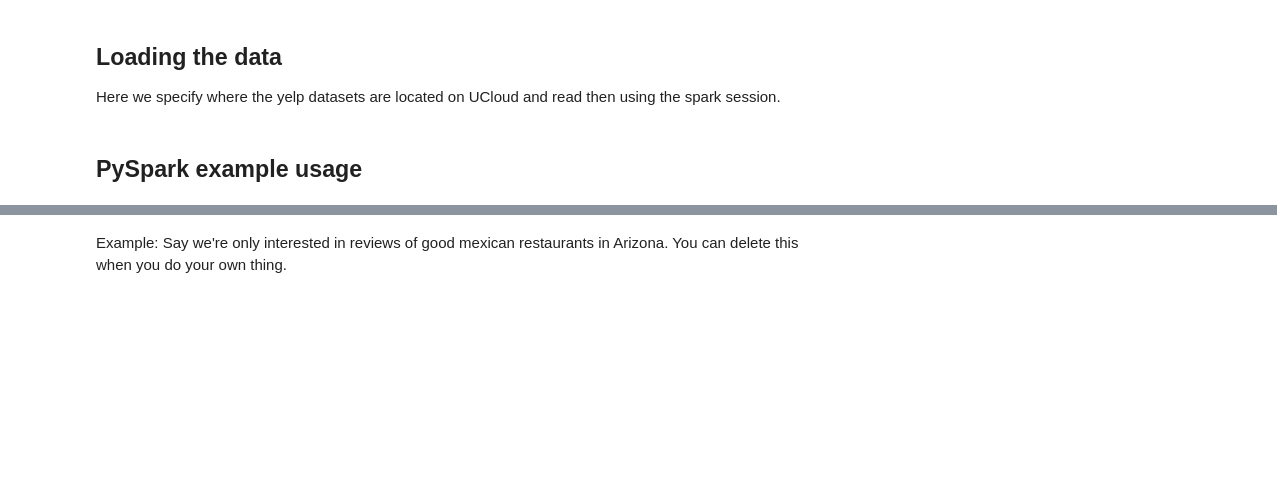
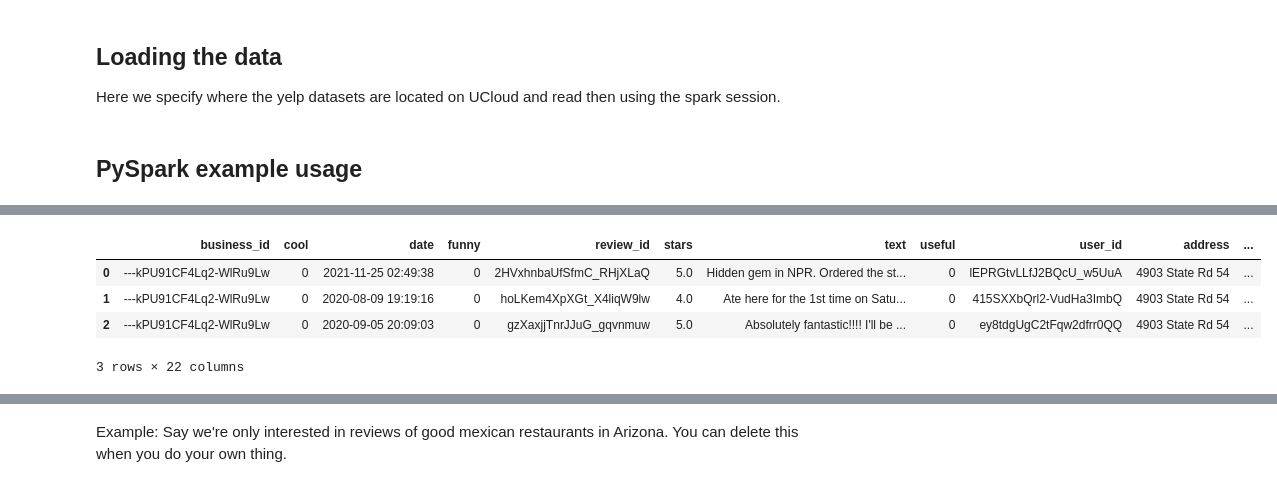
Before and after one commit to const5craciun/spark_tests, a Jupyter notebook: spark_queries_template.ipynb, the cells around one changed output, grey strips where cells are left out. Saved outputs shown, nothing was run; the diff lists cells and outputs as text; code cells hidden in the pictures; blank space fills up the shorter version.

```diff
--- a/spark_queries_template.ipynb
+++ b/spark_queries_template.ipynb
@@ -165,0 +241,3 @@ reviews.count()
+# %%
+buss_review = reviews.join(business, on = "business_id", how='inner')
+buss_review.show(3)
@@ -165,0 +253,8 @@ reviews.count()
+# %%
+buss_review.limit(3).toPandas()
+# %% [output]
+|  | business_id | cool | date | funny | review_id | stars | text | useful | user_id | address | ... |
+| 0 | ---kPU91CF4Lq2-WlRu9Lw | 0 | 2021-11-25 02:49:38 | 0 | 2HVxhnbaUfSfmC_RHjXLaQ | 5.0 | Hidden gem in NPR. Ordered the st... | 0 | lEPRGtvLLfJ2BQcU_w5UuA | 4903 State Rd 54 | ... |
+| 1 | ---kPU91CF4Lq2-WlRu9Lw | 0 | 2020-08-09 19:19:16 | 0 | hoLKem4XpXGt_X4liqW9lw | 4.0 | Ate here for the 1st time on Satu... | 0 | 415SXXbQrl2-VudHa3ImbQ | 4903 State Rd 54 | ... |
+| 2 | ---kPU91CF4Lq2-WlRu9Lw | 0 | 2020-09-05 20:09:03 | 0 | gzXaxjjTnrJJuG_gqvnmuw | 5.0 | Absolutely fantastic!!!! I'll be ... | 0 | ey8tdgUgC2tFqw2dfrr0QQ | 4903 State Rd 54 | ... |
+3 rows × 22 columns
```
Also changed, not shown: parts of 16 cells of this notebook, 3 other files.
